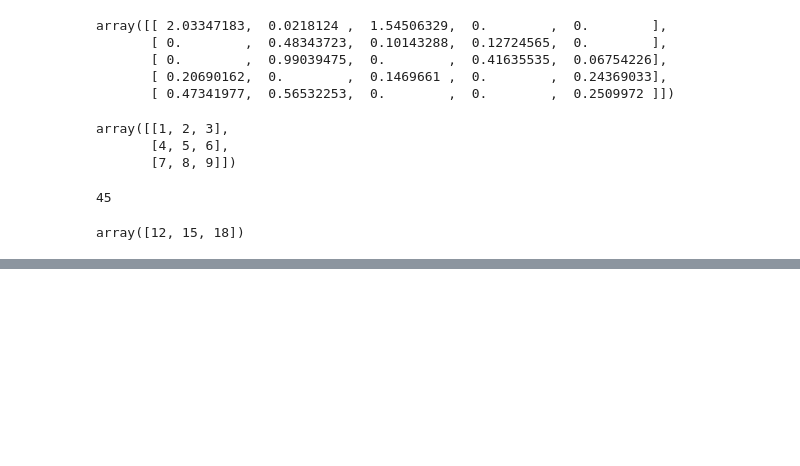
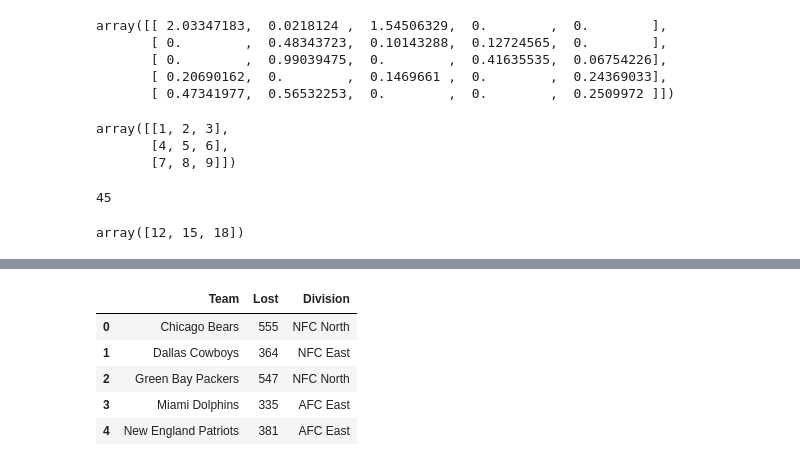
Before and after one commit to HanchenXiong/Python_Essential, a Jupyter notebook: Python for Data Science.ipynb, the cells around one changed output, grey strips where cells are left out. Cells and saved outputs as stored; diff of their text form; code cells hidden in the pictures; blank space fills up the shorter version.

```diff
--- a/Python for Data Science.ipynb
+++ b/Python for Data Science.ipynb
@@ -378,0 +637,9 @@ array([12, 15, 18])
+# %%
+DataFrame(nfl_frame, columns=['Team', 'Lost', 'Division'])
+# %% [output]
+|  | Team | Lost | Division |
+| 0 | Chicago Bears | 555 | NFC North |
+| 1 | Dallas Cowboys | 364 | NFC East |
+| 2 | Green Bay Packers | 547 | NFC North |
+| 3 | Miami Dolphins | 335 | AFC East |
+| 4 | New England Patriots | 381 | AFC East |
```
Also changed, not shown: parts of 56 cells of this notebook, 3 other files.
